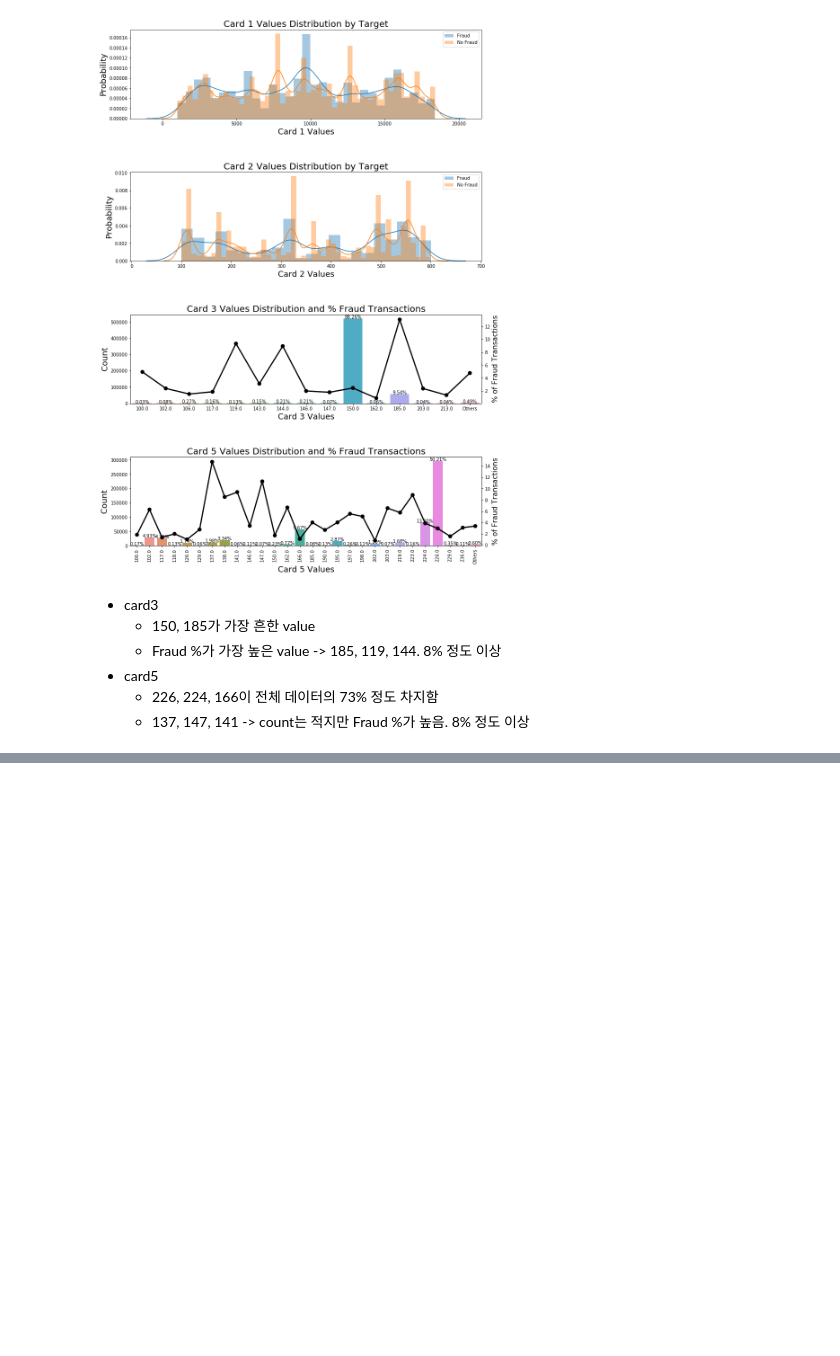
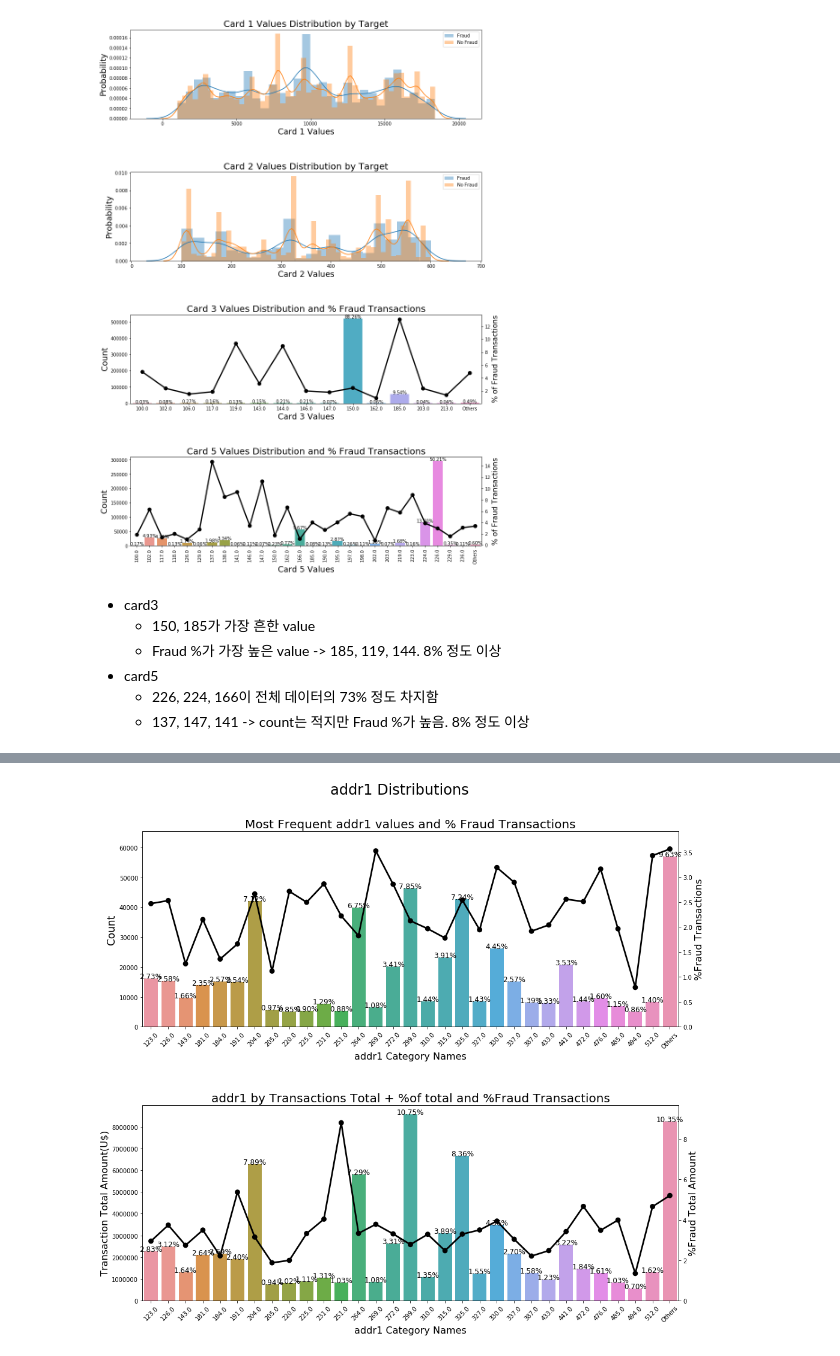
Before and after one commit to MattLee27/ML-DL-study, a Jupyter notebook: ieee_cis/fraud.ipynb, the cells around one changed output, grey strips where cells are left out. Saved outputs shown, nothing was run; the diff lists cells and outputs as text; code cells hidden in the pictures; blank space fills up the shorter version.

```diff
--- a/ieee_cis/fraud.ipynb
+++ b/ieee_cis/fraud.ipynb
@@ -590,0 +732,9 @@ isFraud card3    NoFraud     Fraud
+# %%
+# 참고할 코드
+# unstack -> reset_index와 유사. MultiIndex 중 첫 번째 인덱스를 열로 바꿈!
+# perc_amt -> 전체 Transacion Amt 중 해당 카테고리에서 차지하는 비율
+perc_amt = (df_trans.groupby(['isFraud', 'M1'])['TransactionAmt'].sum()\
+            / total_amt * 100).unstack('isFraud')
+perc_amt = perc_amt.reset_index()
+perc_amt.rename(columns = {0: 'NoFraud', 1: 'Fraud'}, inplace=True)
+perc_amt
@@ -590,0 +746,5 @@ isFraud card3    NoFraud     Fraud
+# %%
+%%time
+# 실행 안되는건 메모리 문젠가?
+for col in ['M1','M2','M3','M4','M5','M6','M7','M8','M9']:
+    ploting_dist_ratio(df_trans, col, lim = 2500)
@@ -590,0 +757,5 @@ isFraud card3    NoFraud     Fraud
+# %%
+tmp = pd.crosstab(df_trans['M4'], df_trans['isFraud'], normalize='index') * 100
+tmp = tmp.reset_index()
+tmp.rename(columns = {0:'NoFraud', 1:'Fraud'}, inplace=True)
+tmp
@@ -590,0 +887,4 @@ isFraud card3    NoFraud     Fraud
+# %%
+ploting_cnt_amt(df_trans, 'addr1')
+# %% [output]
+[figure, added]
```
Also changed, not shown: parts of 54 cells of this notebook.
